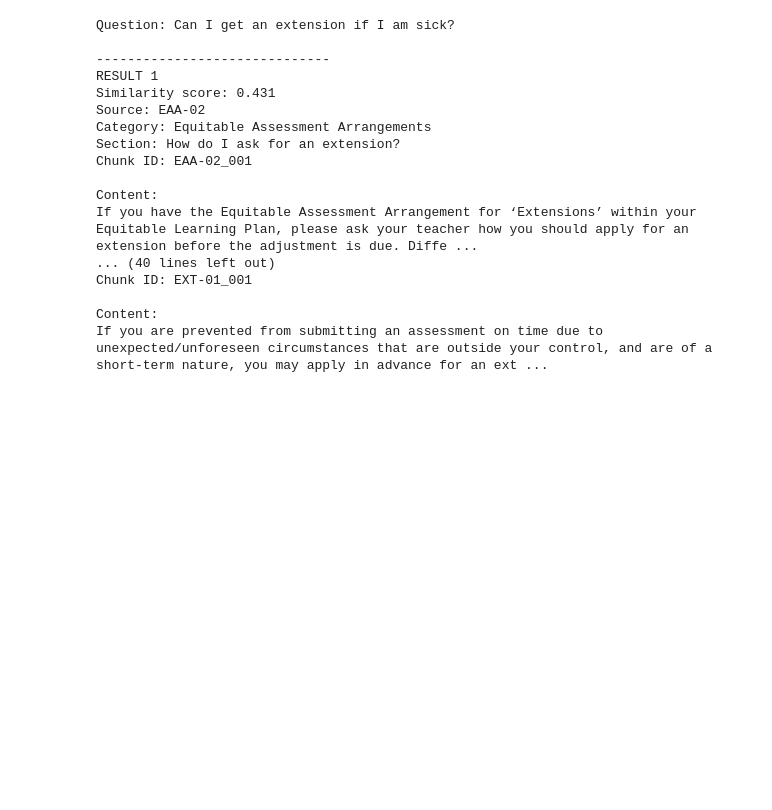
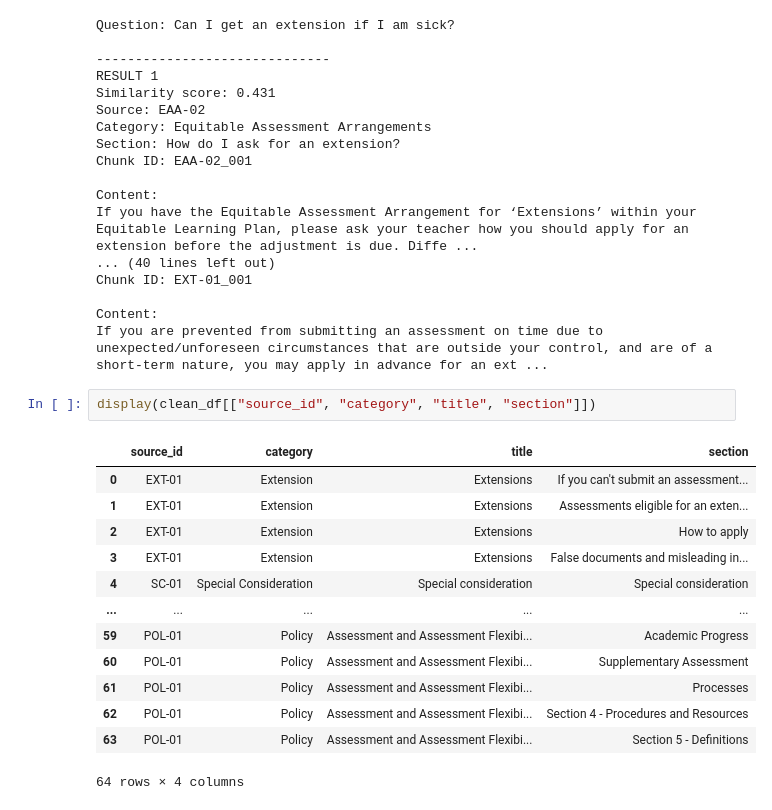
Before and after one commit to S4199668/walert-group64, a Jupyter notebook: version_2/Final_1.ipynb, the cells around one changed output. Saved outputs shown, nothing was run; the diff lists cells and outputs as text; blank space fills up the shorter version.

```diff
--- a/version_2/Final_1.ipynb
+++ b/version_2/Final_1.ipynb
@@ -1333,3 +1333,19 @@ Chunk ID: EXT-01_001
 
 Content:
 If you are prevented from submitting an assessment on time due to unexpected/unforeseen circumstances that are outside your control, and are of a short-term nature, you may apply in advance for an ext ...
+# %%
+display(clean_df[["source_id", "category", "title", "section"]])
+# %% [output]
+|  | source_id | category | title | section |
+| 0 | EXT-01 | Extension | Extensions | If you can't submit an assessment... |
+| 1 | EXT-01 | Extension | Extensions | Assessments eligible for an exten... |
+| 2 | EXT-01 | Extension | Extensions | How to apply |
+| 3 | EXT-01 | Extension | Extensions | False documents and misleading in... |
+| 4 | SC-01 | Special Consideration | Special consideration | Special consideration |
+| ... | ... | ... | ... | ... |
+| 59 | POL-01 | Policy | Assessment and Assessment Flexibi... | Academic Progress |
+| 60 | POL-01 | Policy | Assessment and Assessment Flexibi... | Supplementary Assessment |
+| 61 | POL-01 | Policy | Assessment and Assessment Flexibi... | Processes |
+| 62 | POL-01 | Policy | Assessment and Assessment Flexibi... | Section 4 - Procedures and Resources |
+| 63 | POL-01 | Policy | Assessment and Assessment Flexibi... | Section 5 - Definitions |
+64 rows × 4 columns
```
Also changed, not shown: parts of 2 cells of this notebook.
